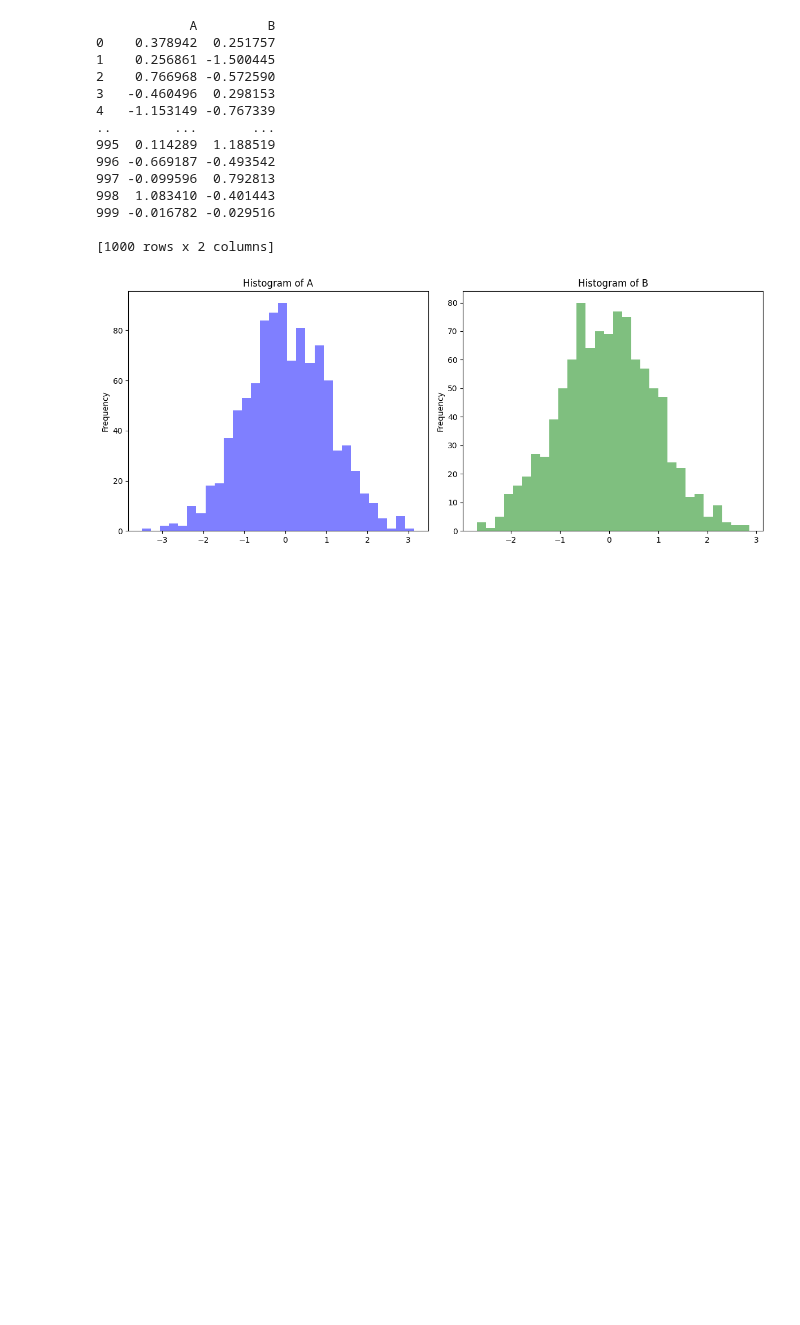
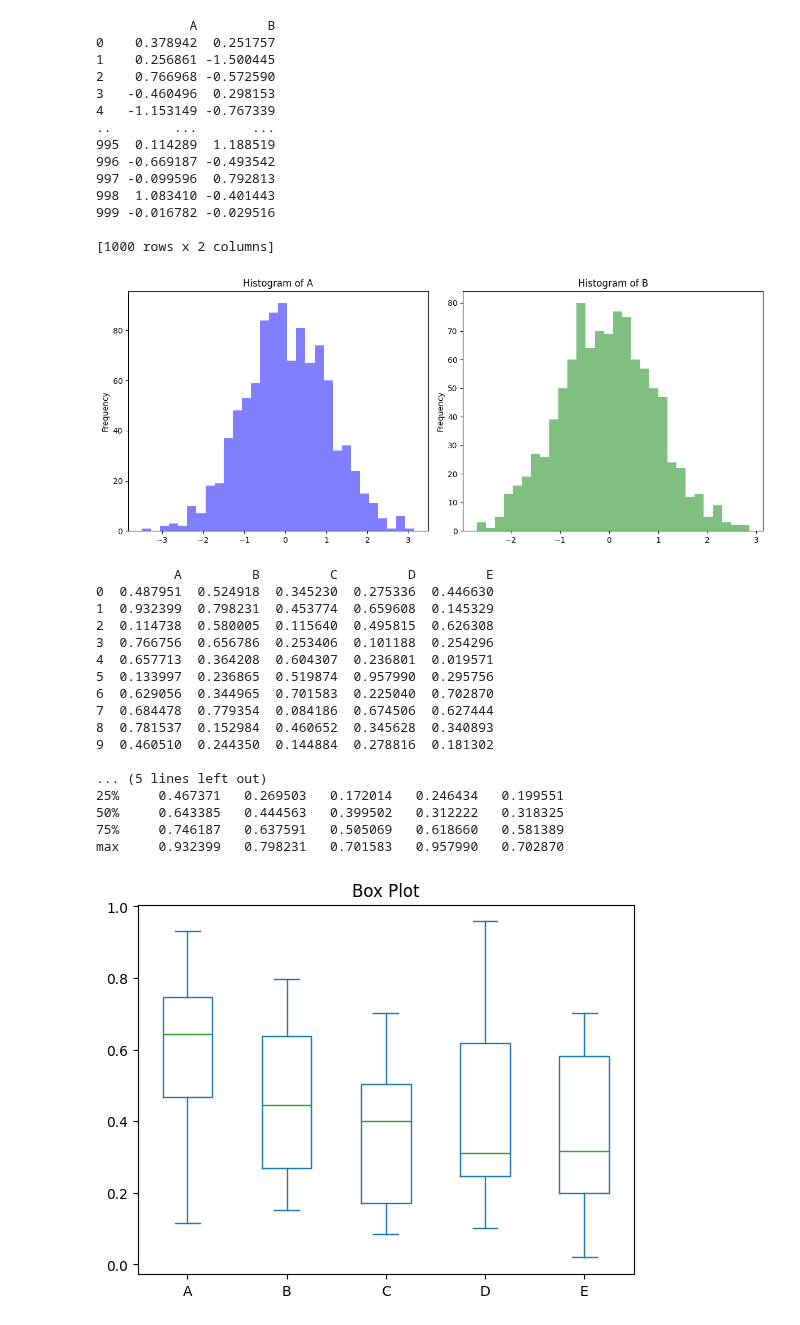
Before and after one commit to Kimhang-KDT/kita_2404, a Jupyter notebook: m3_분석 라이브러리/pandas_3_탐색.ipynb, the cells around one changed output. Cells and saved outputs as stored; diff of their text form; code cells hidden in the pictures; blank space fills up the shorter version.

```diff
--- a/m3_분석 라이브러리/pandas_3_탐색.ipynb
+++ b/m3_분석 라이브러리/pandas_3_탐색.ipynb
@@ -547,3 +547,36 @@ plt.show()
 
 [1000 rows x 2 columns]
 [figure]
+# %%
+# 박스 플롯
+import pandas as pd
+import numpy as np
+import matplotlib.pyplot as plt
+
+# 0~1사이의 실수를 10행 5열로 생성
+df = pd.DataFrame(np.random.rand(10,5), columns=['A','B','C','D','E'])
+print(df,'\n')
+print(df.describe(), '\n')
+
+df.plot.box()
+plt.title('Box Plot')
+plt.show()
+# %% [output]
+          A         B         C         D         E
+0  0.487951  0.524918  0.345230  0.275336  0.446630
+1  0.932399  0.798231  0.453774  0.659608  0.145329
+2  0.114738  0.580005  0.115640  0.495815  0.626308
+3  0.766756  0.656786  0.253406  0.101188  0.254296
+4  0.657713  0.364208  0.604307  0.236801  0.019571
+5  0.133997  0.236865  0.519874  0.957990  0.295756
+6  0.629056  0.344965  0.701583  0.225040  0.702870
+7  0.684478  0.779354  0.084186  0.674506  0.627444
+8  0.781537  0.152984  0.460652  0.345628  0.340893
+9  0.460510  0.244350  0.144884  0.278816  0.181302
+
+... (5 lines left out)
+25%     0.467371   0.269503   0.172014   0.246434   0.199551
+50%     0.643385   0.444563   0.399502   0.312222   0.318325
+75%     0.746187   0.637591   0.505069   0.618660   0.581389
+max     0.932399   0.798231   0.701583   0.957990   0.702870
+[figure, added]
```
Also changed, not shown: parts of 16 cells of this notebook.
